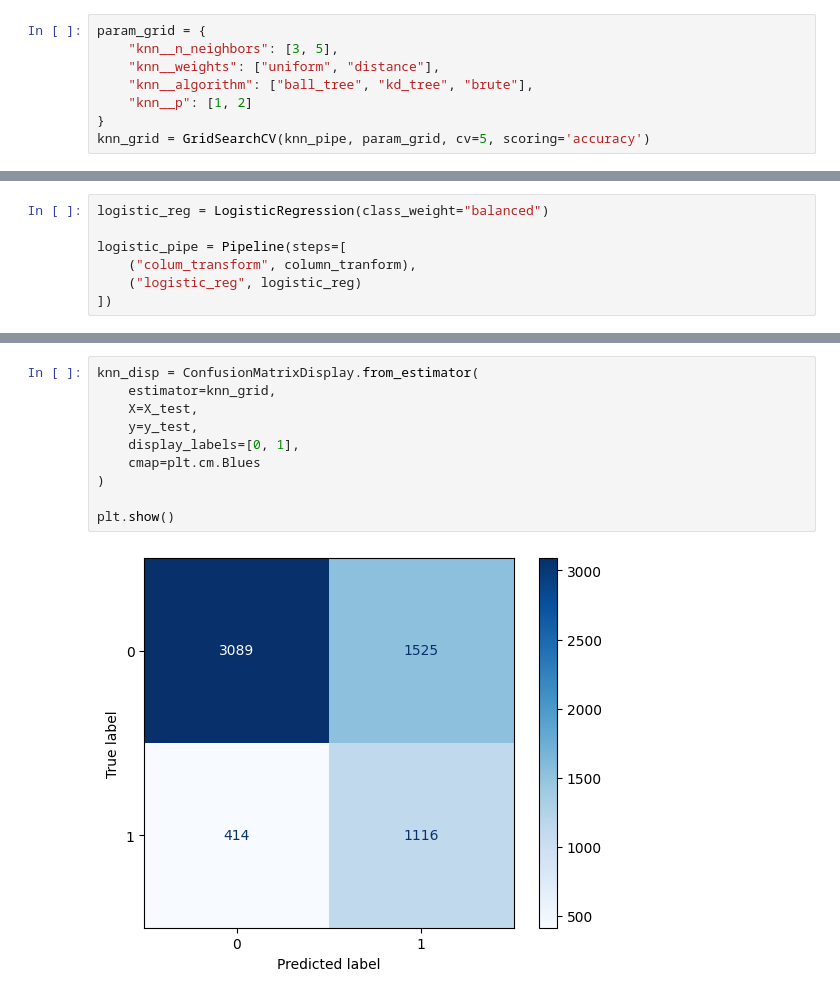
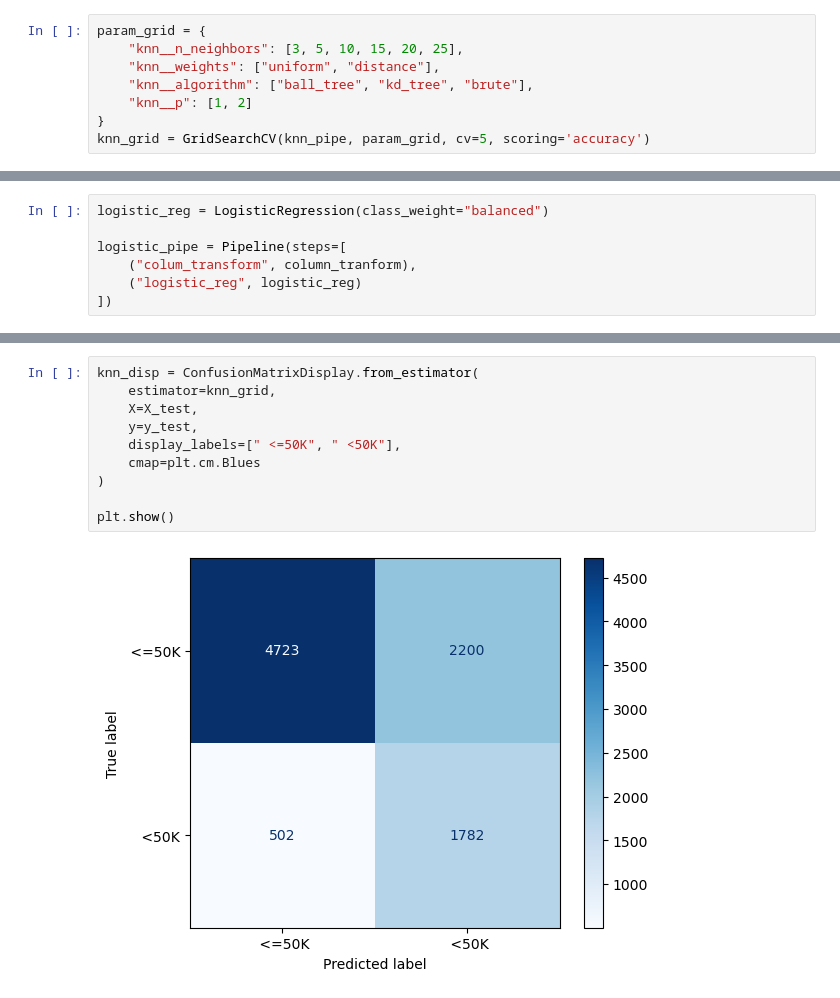
Before and after one commit to gustavo-ren/Adults, a Jupyter notebook: adult_pipeline_v2.ipynb, the cells around one changed output, grey strips where cells are left out. Saved outputs shown, nothing was run; the diff lists cells and outputs as text.

```diff
--- a/adult_pipeline_v2.ipynb
+++ b/adult_pipeline_v2.ipynb
@@ -119,7 +119,7 @@ knn = KNeighborsClassifier()
 knn_pipe = Pipeline(steps=[("colum_transforms", column_tranform), ("knn", knn)])
 # %%
 param_grid = {
-    "knn__n_neighbors": [3, 5],
+    "knn__n_neighbors": [3, 5, 10, 15, 20, 25],
     "knn__weights": ["uniform", "distance"],
     "knn__algorithm": ["ball_tree", "kd_tree", "brute"],
     "knn__p": [1, 2]
@@ -283,15 +232,15 @@ array([0.68917819, 0.68185517, 0.69650122, 0.71358828, 0.70765472])
 # %%
 knn_disp = ConfusionMatrixDisplay.from_estimator(
     estimator=knn_grid,
     X=X_test,
     y=y_test,
-    display_labels=[0, 1],
+    display_labels=[" <=50K", " <50K"],
     cmap=plt.cm.Blues
 )
 
 plt.show()
 # %% [output]
-[figure, old version]
+[figure, new version]
 # %%
 dt_disp = ConfusionMatrixDisplay.from_estimator(
     estimator=fr_grid,
```
Also changed, not shown: parts of 27 cells of this notebook, 5 other files.
